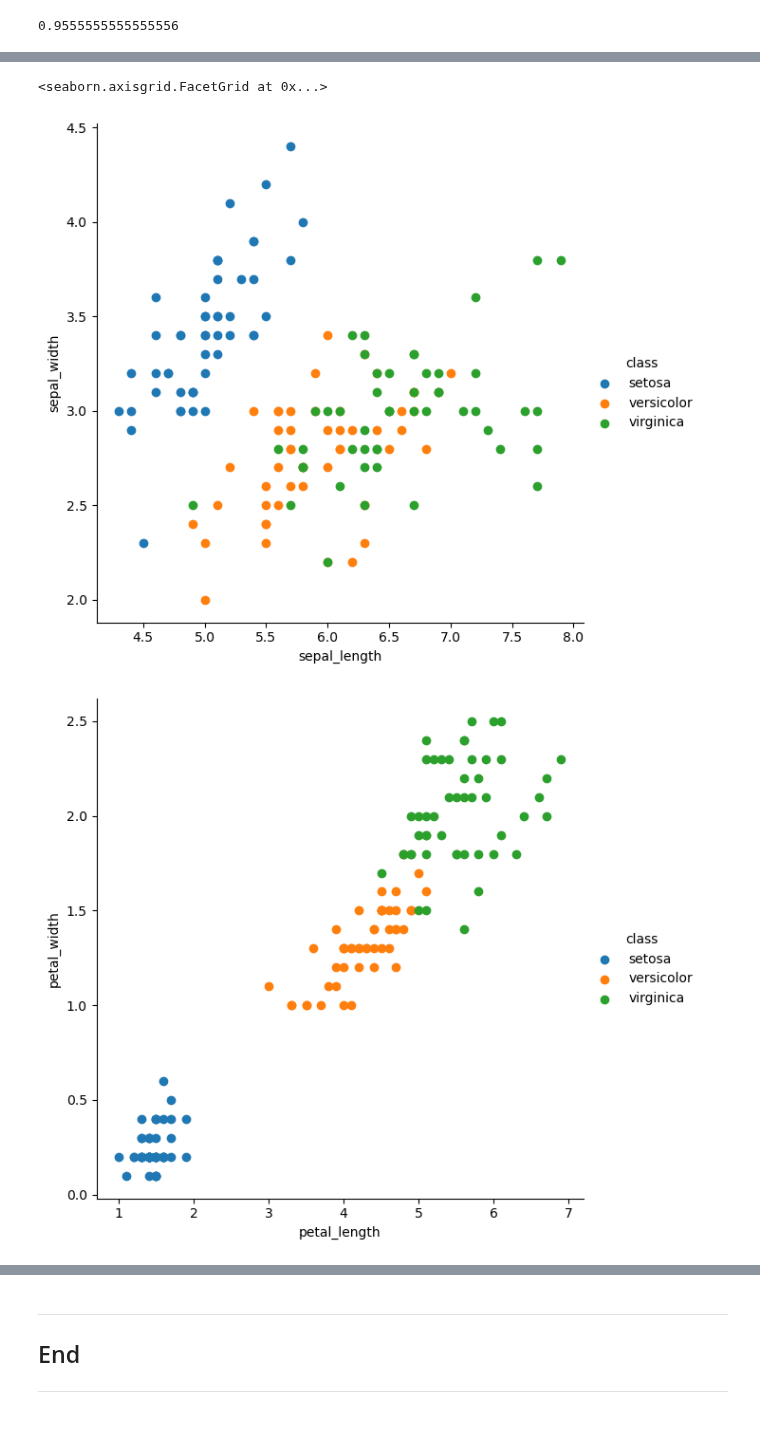
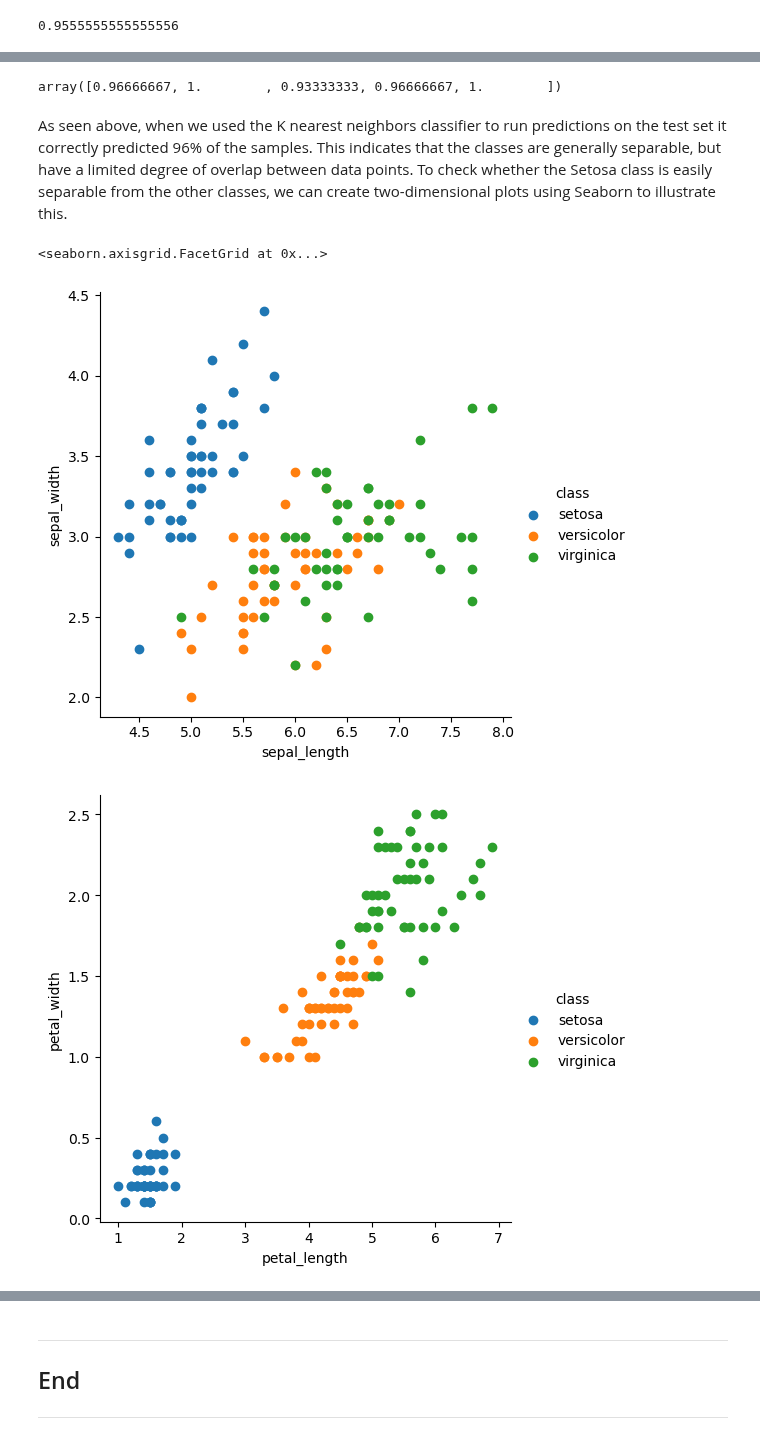
Before and after one commit to martincusack979/machine_learning_and_statistics, a Jupyter notebook: tasks.ipynb, the cells around one changed output, grey strips where cells are left out. Saved outputs shown, nothing was run; the diff lists cells and outputs as text; code cells hidden in the pictures.

Commit message:
cross validation

```diff
--- a/tasks.ipynb
+++ b/tasks.ipynb
@@ -581,13 +582,23 @@ The K nearest neighbors classifier has correctly predicted 96% of the samples.
+# %%
+# Create a new instance of a classifier.
+clf = sk.neighbors.KNeighborsClassifier()
+
+# Run cross-validation with five folds.
+sk.model_selection.cross_val_score(clf, X, y)
+# %% [output]
+array([0.96666667, 1.        , 0.93333333, 0.96666667, 1.        ])
+# %% [markdown]
+As seen above, when we used the K nearest neighbors classifier to run predictions on the test set it correctly predicted 96% of the samples.  This indicates that the classes are generally separable, but have a limited degree of overlap between data points. To check whether the Setosa class is easily separable from the other classes, we can create two-dimensional plots using Seaborn to illustrate this.
 # %%
-# create two-dimensional visualisations using Seaborn to illustate whether setosa class is easily separable from other classes
+# create two-dimensional visualisations using Seaborn
 
 import seaborn as sns
 import matplotlib.pyplot as plt
 df = pd.read_csv('Data\iris.csv')
-sns.FacetGrid(df, hue="class", height = 6).map(plt.scatter,"sepal_length","sepal_width").add_legend()
-sns.FacetGrid(df, hue="class", height = 6).map(plt.scatter,"petal_length","petal_width").add_legend()
+sns.FacetGrid(df, hue="class", height = 5).map(plt.scatter,"sepal_length","sepal_width").add_legend()
+sns.FacetGrid(df, hue="class", height = 5).map(plt.scatter,"petal_length","petal_width").add_legend()
 # %% [output]
 <seaborn.axisgrid.FacetGrid at 0x...>
-[figure, old version]
+[figure, new version]
-[figure, old version]
+[figure, new version]
 # %% [markdown]
```
Also changed, not shown: parts of 10 cells of this notebook.
